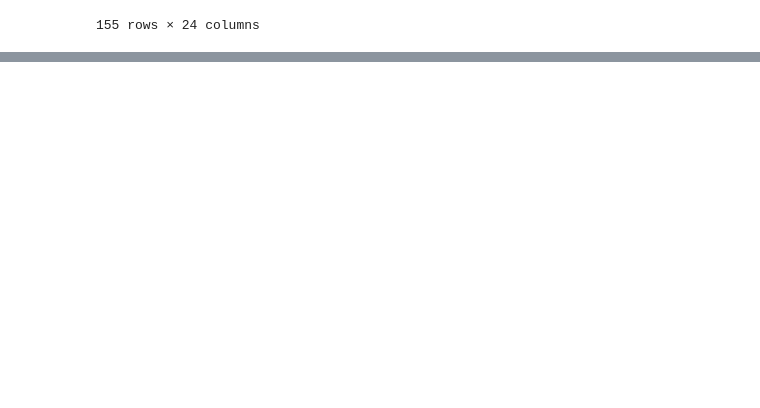
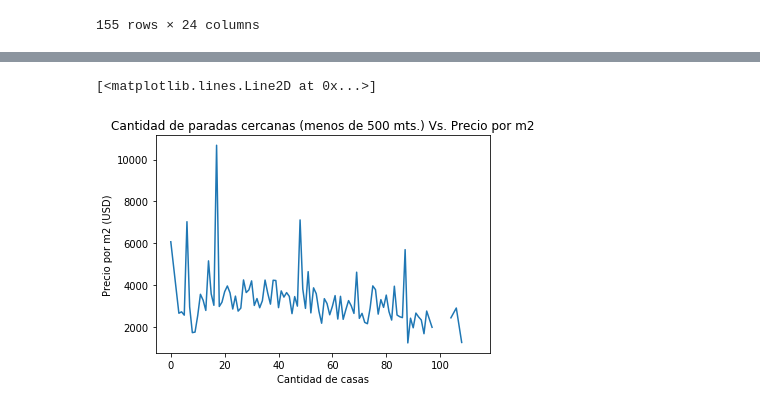
Before and after one commit to BrigliaAn/OrganizacionDeDatos, a Jupyter notebook: carga_data_sets_externos.ipynb, the cells around one changed output, grey strips where cells are left out. Saved outputs shown, nothing was run; the diff lists cells and outputs as text; code cells hidden in the pictures; blank space fills up the shorter version.

```diff
--- a/carga_data_sets_externos.ipynb
+++ b/carga_data_sets_externos.ipynb
@@ -87,3 +115,11 @@ paradas_colectivos
 | 8346 | -58,4618089710669 | -34,7045196956 | 20336 | NaN | NaN | NaN | NaN | NaN | {} | NaN | NaN | ... |
 | 8347 | -58,4609343146679 | -34,7045277077 | 15926 | NaN | NaN | NaN | NaN | NaN | {28} | NaN | NaN | ... |
 8348 rows × 20 columns
+# %%
+list_cant_paradas = []
+
+for lat, lon in zip(props_2017['lat'], props_2017['lon']):
+     list_cant_paradas.append(cant_paradas(lat, lon))
+
+props_2017['cantidad paradas cercanas'] = pd.Series(list_cant_paradas)
+props_2017
@@ -109,3 +164,11 @@ locales_bailables
 | 153 | -58.50792650000000 | -34.592908000000001 | 11 | XEL - HA | SAN MARTIN AV. 6628 |  | 10614/05 | 692 | C | ... |
 | 154 | -58.37961889999999 | -34.601523499999999 | 122 | YOUR CLUB | SUIPACHA 586 |  | 254976/11 | 520 | C | ... |
 155 rows × 24 columns
+# %%
+list_cant_boliches = []
+
+for lat, lon in zip(props_2017['lat'], props_2017['lon']):
+     list_cant_boliches.append(cant_locales_bailables(lat, lon))
+
+props_2017['cantidad boliches cercanos'] = pd.Series(list_cant_boliches)
+props_2017
@@ -130,3 +212,10 @@ estaciones_ferrocarrill
 | 44 | -34.611417 | -58.366500 | 47 | BELGRANO | NaN | TRANVIA DEL ESTE | TRANVIA DEL ESTE | PUERTO MADERO | COMUNA 1 |
 | 45 | -34.616407 | -58.366033 | 48 | INDEPENDENCIA | NaN | TRANVIA DEL ESTE | TRANVIA DEL ESTE | PUERTO MADERO | COMUNA 1 |
 | 46 | -34.543778 | -58.446516 | 49 | CIUDAD UNIVERSITARIA | FERROVIAS S.A.C. | BELGRANO NORTE | F.C.G.B. | BELGRANO | COMUNA 13 |
+# %%
+list_cant_ferrocarriles = []
+for lat, lon in zip(props_2017['lat'], props_2017['lon']):
+     list_cant_ferrocarriles.append(cant_ferrocarriles(lat, lon))
+
+props_2017['cantidad ferrocarriles cercanos'] = pd.Series(list_cant_ferrocarriles)
+props_2017
@@ -151,3 +259,11 @@ comisarias
 | 54 | -58,4825254468868 | -34,5651450980170 | 26 | COMISARIA 49 | MACHAIN | 3045 | NaN | MACHAIN 3045 | VII | 4541-4444/8142 | ... |
 | 55 | -58,4633266271395 | -34,5513755049490 | 18 | COMISARIA 35 | CUBA | 3145 | NaN | CUBA 3145 | VII | 4701-9168 /4702-3337/4703-3333 | ... |
 | 56 | -58,4171560073913 | -34,6447947419400 | 47 | COMISARIA 34 | QUILMES | 456 | NaN | QUILMES 456 | VI | 4911-4444/5506 | ... |
+# %%
+list_cant_comisarias = []
+
+for lat, lon in zip(props_2017['lat'], props_2017['lon']):
+     list_cant_comisarias.append(cant_comisarias(lat, lon))
+
+props_2017['cantidad comisarias cercanos'] = pd.Series(list_cant_comisarias)
+props_2017
@@ -153,0 +289,11 @@ comisarias
+# %%
+props_2017_cant_paradas_colectivo = props_2017
+usd__bus_station_2017= props_2017_cant_paradas_colectivo.groupby('cantidad paradas cercanas').agg({'price_usd_per_m2': [np.mean]})
+plt.title('Cantidad de paradas cercanas (menos de 500 mts.) Vs. Precio por m2')
+plt.ylabel('Precio por m2 (USD)')
+plt.xlabel('Precio por m2 (USD)')
+
+plt.plot(usd__bus_station_2017)
+# %% [output]
+[<matplotlib.lines.Line2D at 0x...>]
+[figure, added]
```
Also changed, not shown: parts of 10 cells of this notebook.
